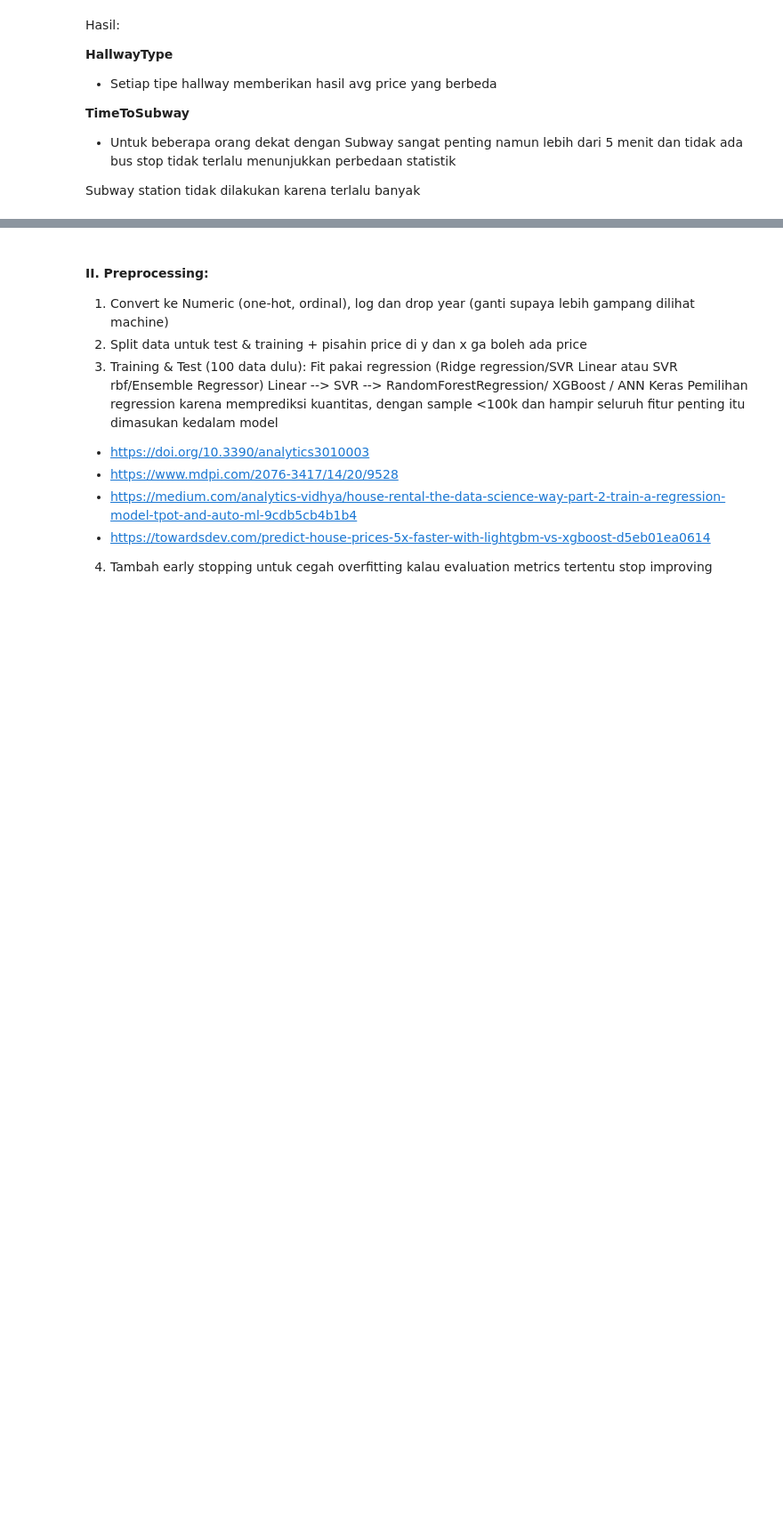
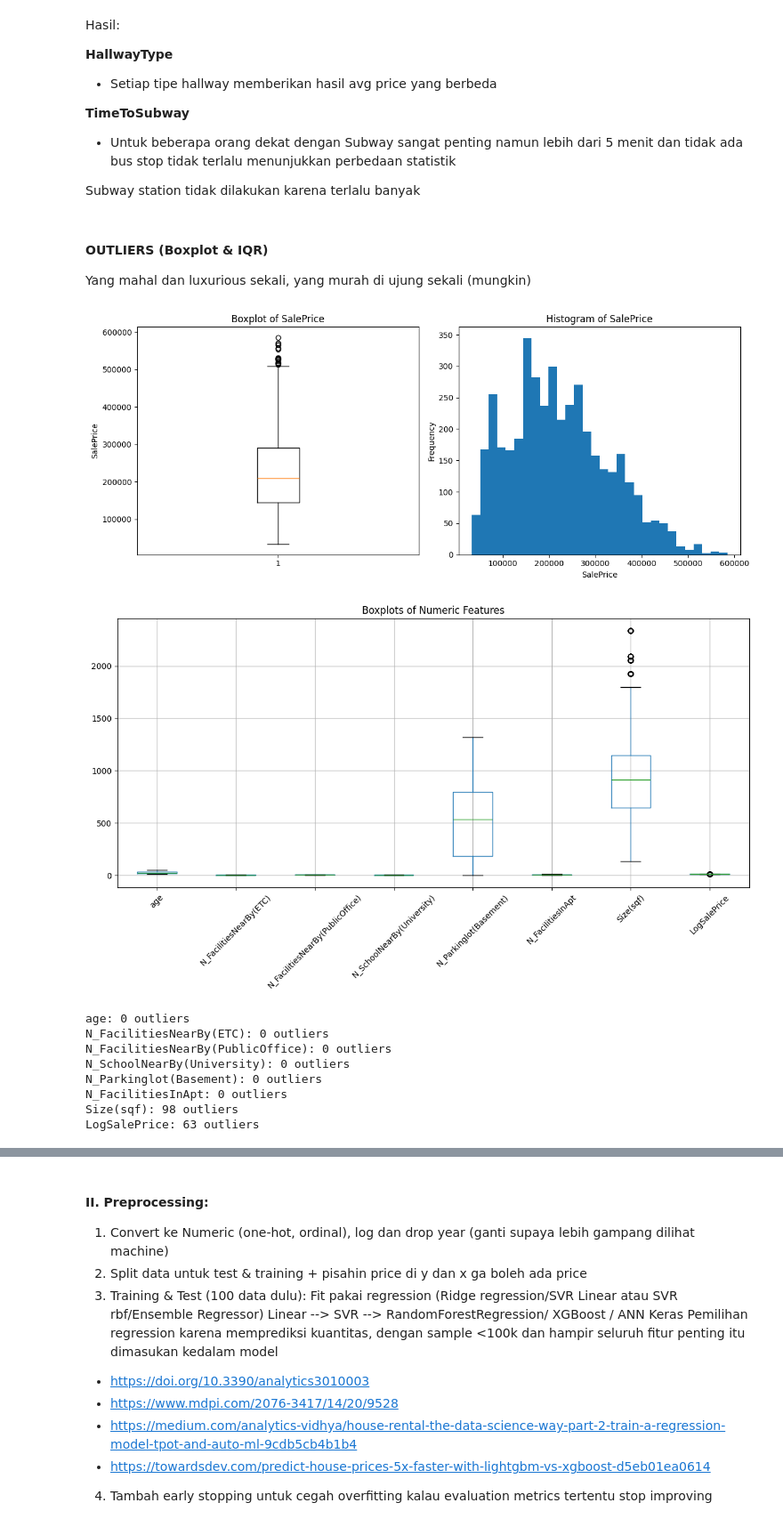
Before and after one commit to 0xVanes/JCAIE, a Jupyter notebook: capstoneprojects/Capstone2/Capstone2.ipynb, the cells around one changed output, grey strips where cells are left out. Shown at 89% size. Drawn from its saved outputs; the diff is of its cells as text; code cells hidden in the pictures; blank space fills up the shorter version.

```diff
--- a/capstoneprojects/Capstone2/Capstone2.ipynb
+++ b/capstoneprojects/Capstone2/Capstone2.ipynb
@@ -485,0 +484,44 @@ Subway station tidak dilakukan karena terlalu banyak
+# %% [markdown]
+#### OUTLIERS (Boxplot & IQR)
+Yang mahal dan luxurious sekali, yang murah di ujung sekali (mungkin)
+# %%
+fig, axs = plt.subplots(1, 2, figsize=(12, 5))
+
+axs[0].boxplot(df['SalePrice'])
+axs[0].set_title('Boxplot of SalePrice')
+axs[0].set_ylabel('SalePrice')
+
+axs[1].hist(df['SalePrice'], bins=30)
+axs[1].set_title('Histogram of SalePrice')
+axs[1].set_xlabel('SalePrice')
+axs[1].set_ylabel('Frequency')
+
+plt.tight_layout()
+plt.show()
+
+df[numeric_cols].boxplot(figsize=(14, 6), rot=45)
+plt.title('Boxplots of Numeric Features')
+plt.show()
+
+#IQR (Interquartile Range)
+def count_outliers_iqr(series):
+    Q1 = series.quantile(0.25)
+    Q3 = series.quantile(0.75)
+    IQR = Q3 - Q1
+    lower = Q1 - 1.5 * IQR
+    upper = Q3 + 1.5 * IQR
+    return ((series < lower) | (series > upper)).sum()
+
+for col in numeric_cols:
+    print(f"{col}: {count_outliers_iqr(df[col])} outliers")
+# %% [output]
+[figure, added]
+[figure, added]
+age: 0 outliers
+N_FacilitiesNearBy(ETC): 0 outliers
+N_FacilitiesNearBy(PublicOffice): 0 outliers
+N_SchoolNearBy(University): 0 outliers
+N_Parkinglot(Basement): 0 outliers
+N_FacilitiesInApt: 0 outliers
+Size(sqf): 98 outliers
+LogSalePrice: 63 outliers
```
Also changed, not shown: parts of 4 cells of this notebook.
